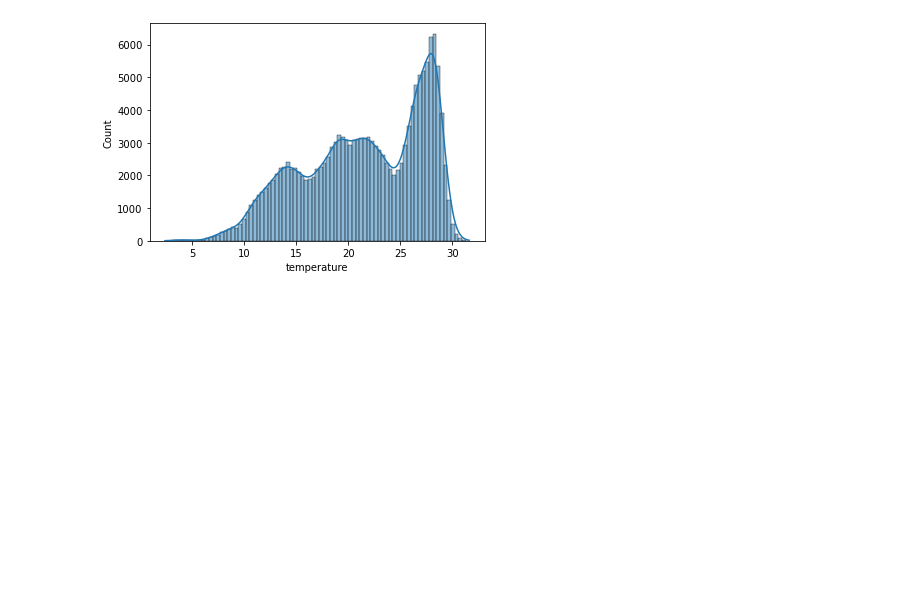
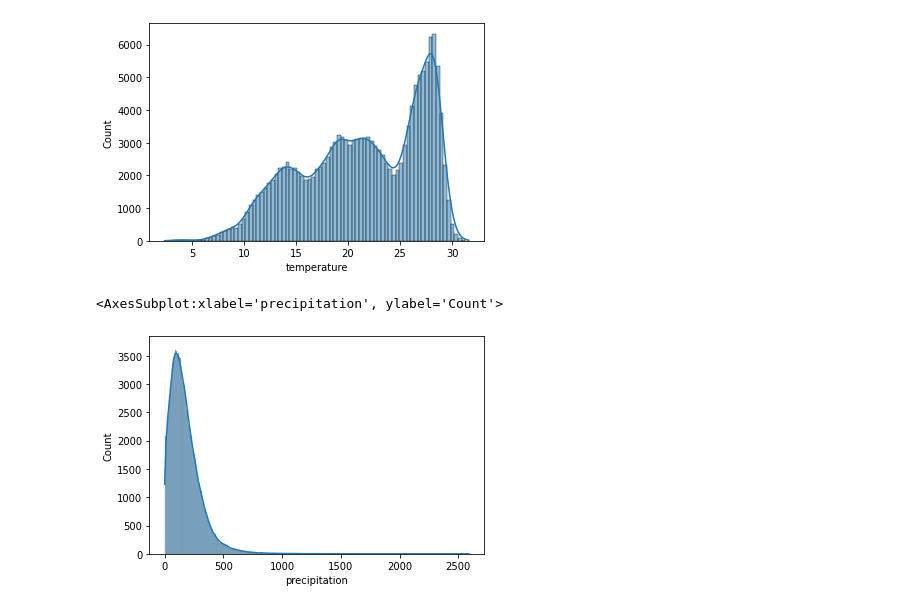
Before and after one commit to cposada8/dataton_make_health, a Jupyter notebook: EDA/Generar_data_colombia.ipynb, the cells around one changed output. Saved outputs shown, nothing was run; the diff lists cells and outputs as text; code cells hidden in the pictures; blank space fills up the shorter version.

```diff
--- a/EDA/Generar_data_colombia.ipynb
+++ b/EDA/Generar_data_colombia.ipynb
@@ -1334,3 +1376,8 @@ sns.histplot(base_df.temperature, kde=True)
 # %% [output]
 <AxesSubplot:xlabel='temperature', ylabel='Count'>
 [figure]
+# %%
+sns.histplot(base_df.precipitation, kde=True)
+# %% [output]
+<AxesSubplot:xlabel='precipitation', ylabel='Count'>
+[figure, added]
```
Also changed, not shown: parts of 28 cells of this notebook.
